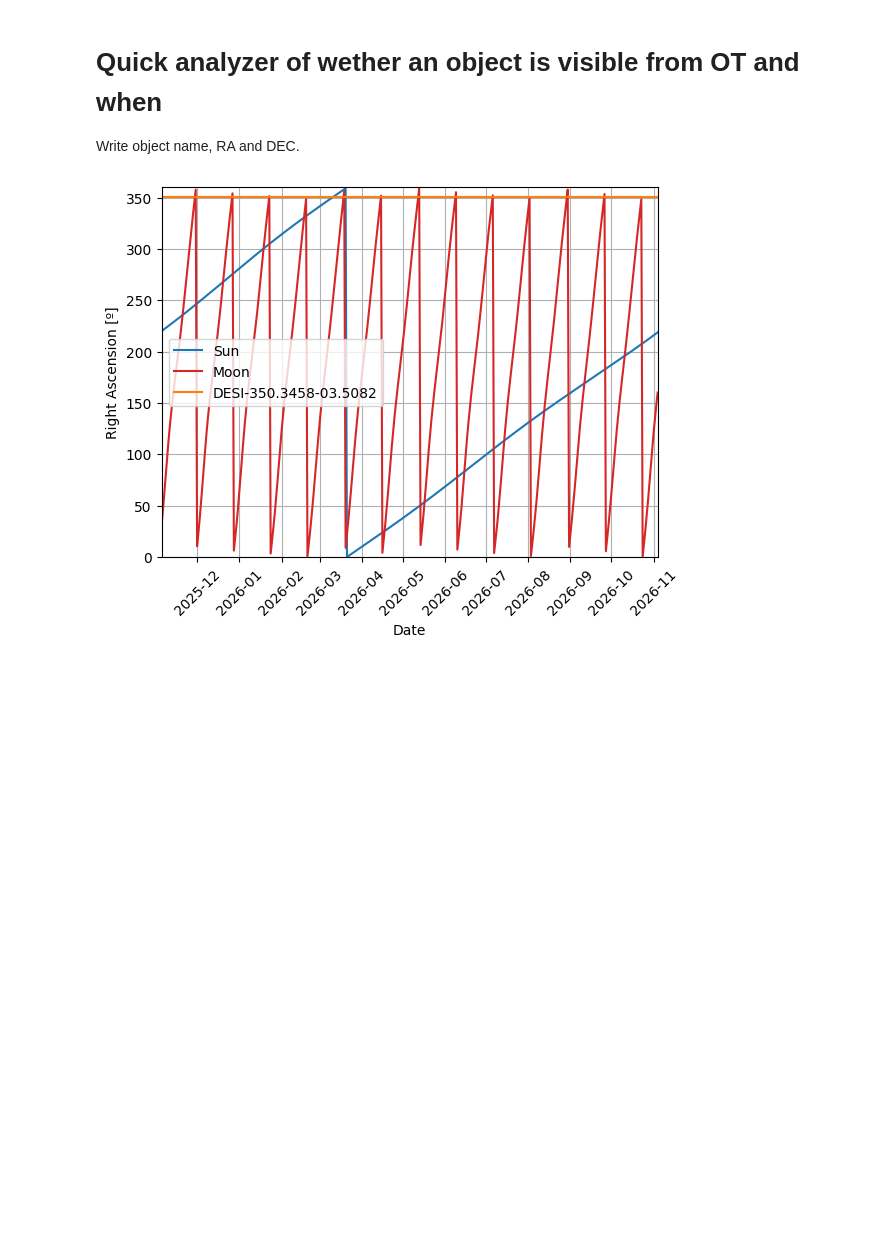
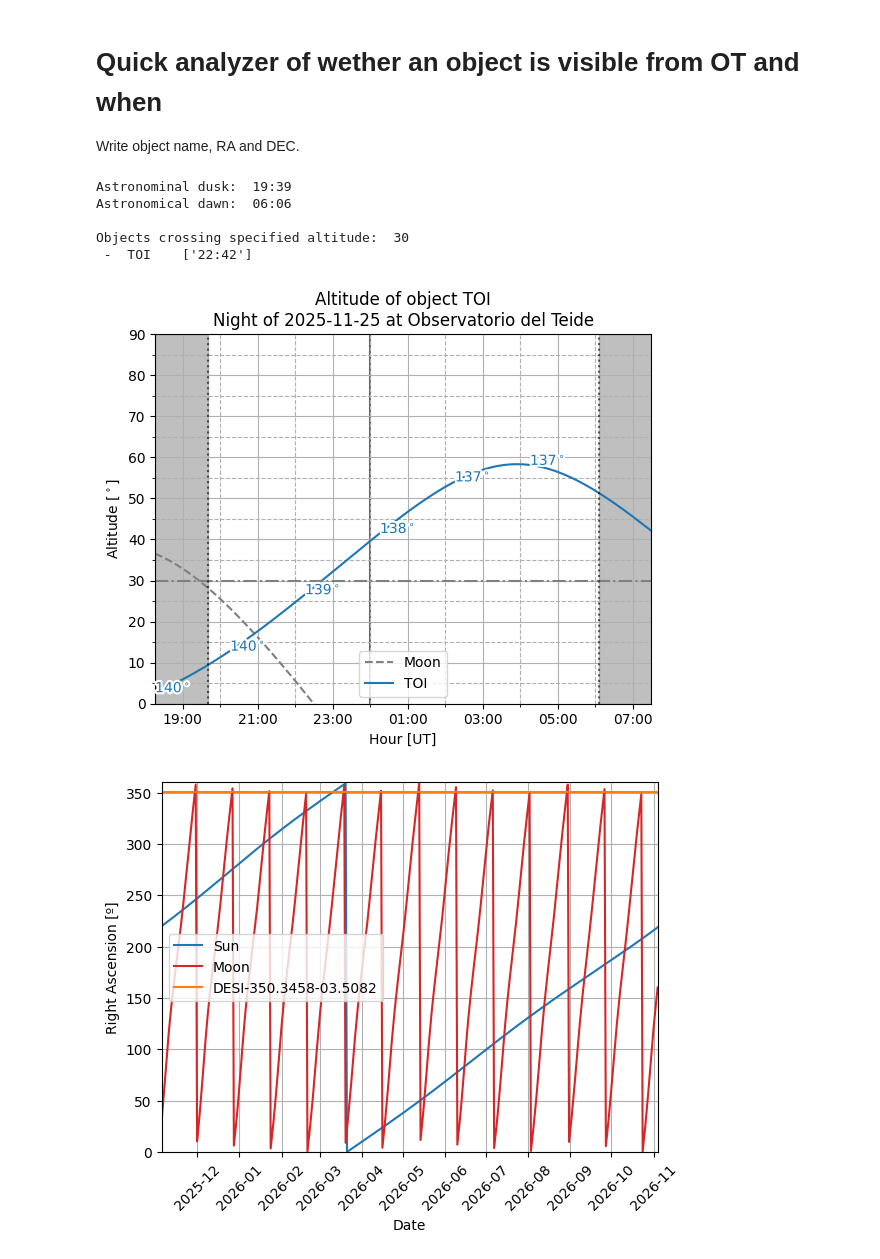
Before and after one commit to oscar-s-p/grav_lens, a Jupyter notebook: Object_visibility.ipynb, the cells around one changed output. Cells and saved outputs as stored; diff of their text form; code cells hidden in the pictures; blank space fills up the shorter version.

Commit message:
Home-made staralt created and working great

```diff
--- a/Object_visibility.ipynb
+++ b/Object_visibility.ipynb
@@ -93,3 +254,17 @@ def object_visibility(obj_name: str,
+# %%
+objects = [
+    # 'ZTF 07:16:34h +38:21:14d',
+    #        'DESI 23:21:23h -03:30:30d',
+           'TOI 07:07:58h +60:00:42d']
+
+staralt(objects, '2025-11-25', altogether=True, altitude = 30)
+# %% [output]
+Astronominal dusk:  19:39
+Astronomical dawn:  06:06
+
+Objects crossing specified altitude:  30
+ -  TOI    ['22:42']
+[figure, added]
 # %%
 object_visibility('DESI-350.3458-03.5082',
                   '350.3458d',
```
Also changed, not shown: parts of 2 cells of this notebook, 2 other files.
